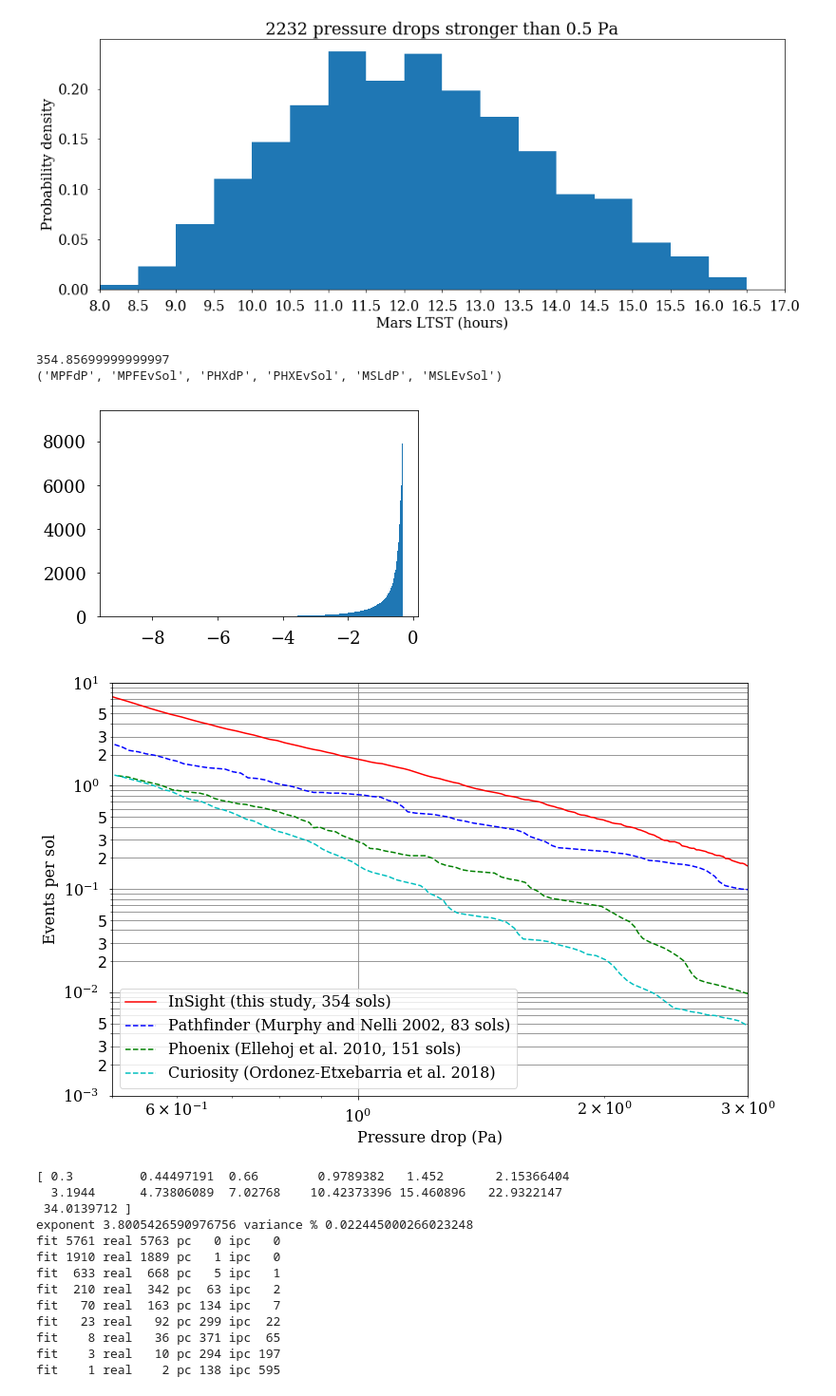
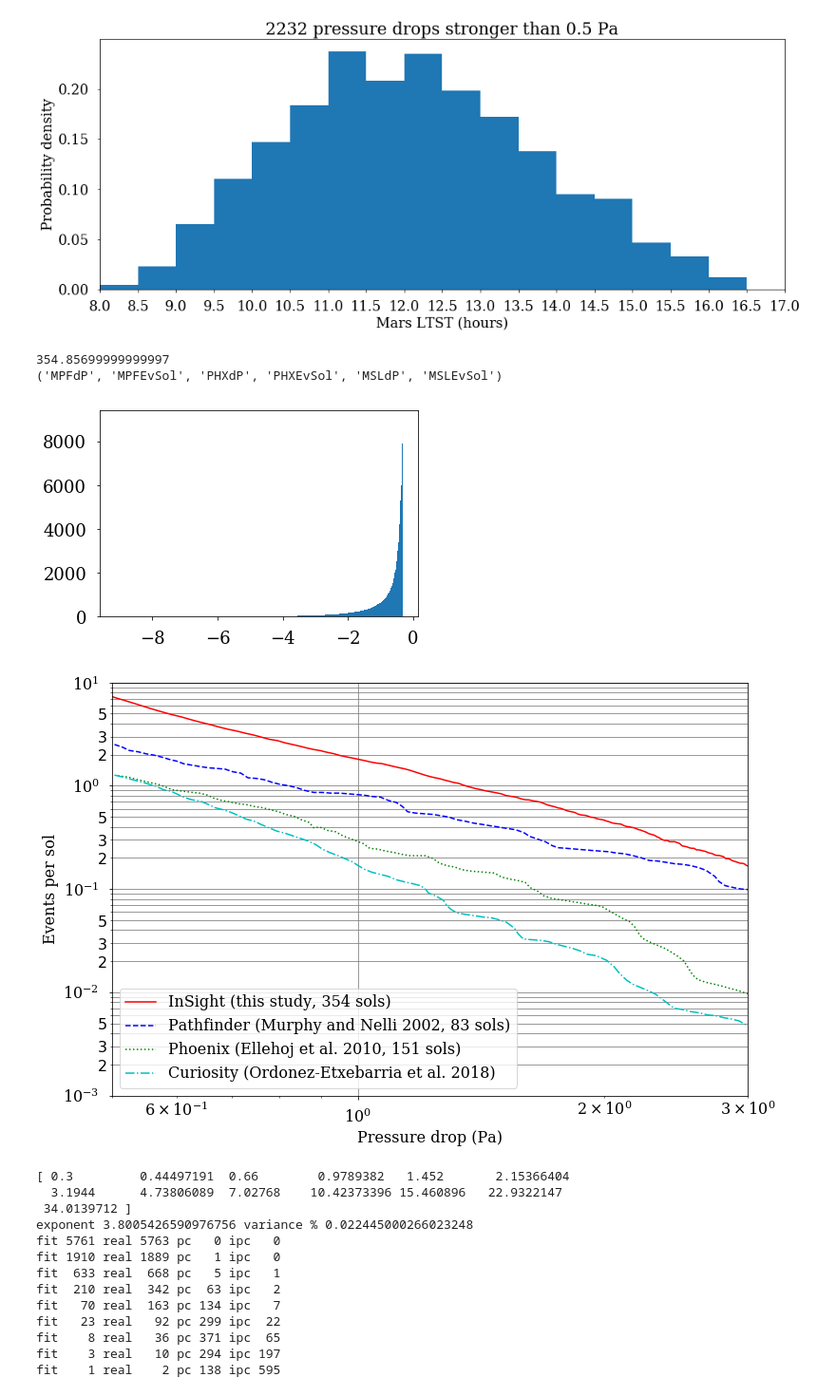
Before and after one commit to aymeric-spiga/insight-PBL-JGRplanets, a Jupyter notebook: WORKFLOW_drops/dd_stats.ipynb, the cells around one changed output. Shown at 95% size. Drawn from its saved outputs; the diff is of its cells as text; code cells hidden in the pictures.

Commit message:
updated dd_stats (different line styles in distribution plot)

```diff
--- a/WORKFLOW_drops/dd_stats.ipynb
+++ b/WORKFLOW_drops/dd_stats.ipynb
@@ -187,36 +187,36 @@ for season in seasontab:
 
     datafile = "/home/aspiga/data/InSight/Ordonez_VortexStats_RL190225.csv"
 
     data = np.genfromtxt(datafile,dtype=None,names=True,delimiter=',',filling_values=(np.nan))
     print data.dtype.names
 
     pl.x = data['MPFdP']
     pl.f = data['MPFEvSol']
     pl.color = "b"
     pl.linestyle = '--'
     pl.legend = "Pathfinder (Murphy and Nelli 2002, 83 sols)"
     pl.make()
 
     pl.x = data['PHXdP']
     pl.f = data['PHXEvSol']
     pl.color = "g"
-    pl.linestyle = '--'
+    pl.linestyle = 'dotted'
     pl.legend = "Phoenix (Ellehoj et al. 2010, 151 sols)"
     pl.make()
 
     pl.x = data['MSLdP']
     pl.f = data['MSLEvSol']
     pl.color = "c"
-    pl.linestyle = '--'
+    pl.linestyle = 'dashdot'
     pl.legend = "Curiosity (Ordonez-Etxebarria et al. 2018)"
     pl.make()
 
     ppplot.save(filename="./output"+season+"/pdf_stats/cumudrops",mode="pdf")
 # %% [output]
 354.85699999999997
 ('MPFdP', 'MPFEvSol', 'PHXdP', 'PHXEvSol', 'MSLdP', 'MSLEvSol')
 [figure]
-[figure, old version]
+[figure, new version]
 # %%
 from ddhist import histodd
 bintab = [7,12,30,50]
```
Also changed, not shown: parts of 1 cell of this notebook.
